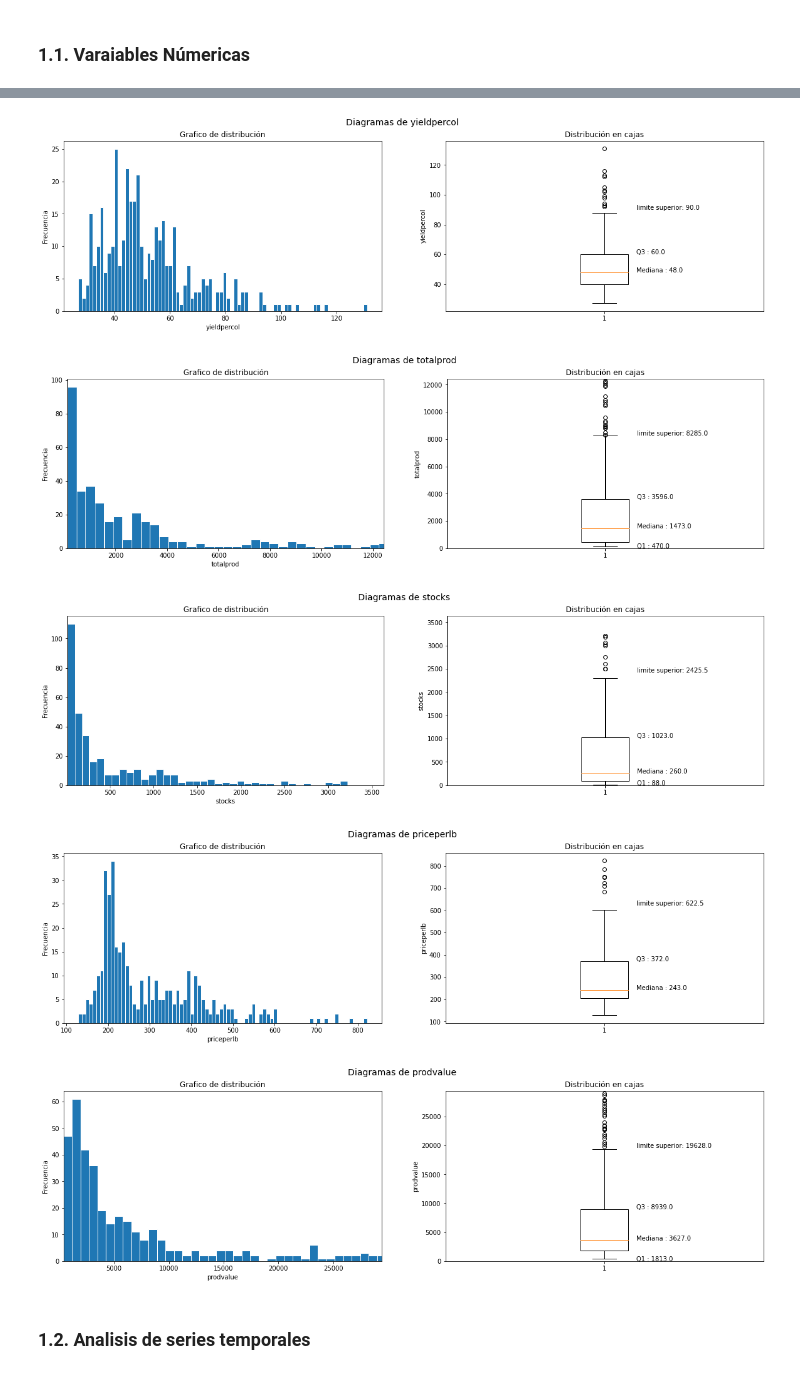
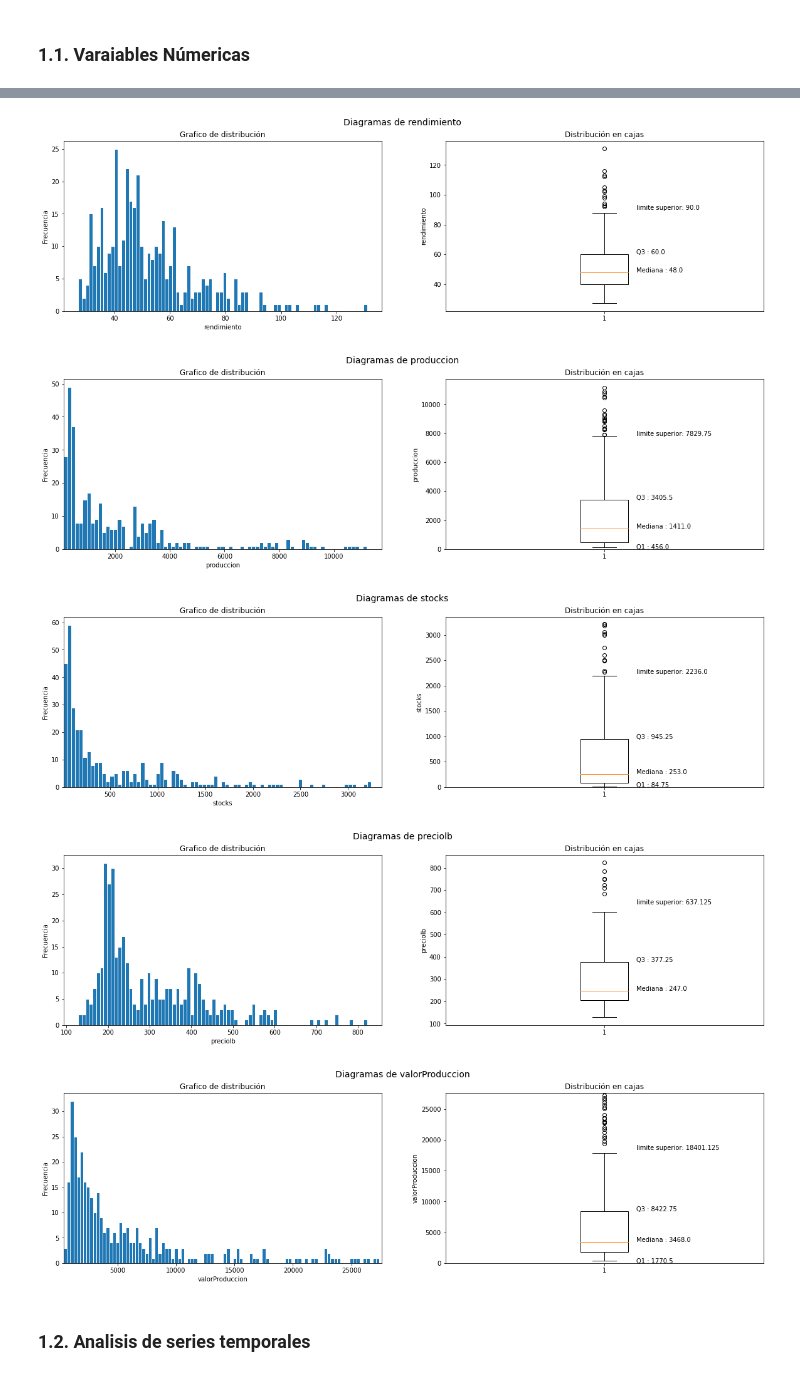
Before and after one commit to Samave02/HoneyTic-, a Jupyter notebook: Honey Production/Honey.ipynb, the cells around one changed output, grey strips where cells are left out. Saved outputs shown, nothing was run; the diff lists cells and outputs as text; code cells hidden in the pictures.

```diff
--- a/Honey Production/Honey.ipynb
+++ b/Honey Production/Honey.ipynb
@@ -93,4 +93,8 @@ Lectura adicional
 * **Year**: año
 # %%
 df_honey[['year','stateidnum']] = df_honey[['year','stateidnum']].astype(int)
+# %%
+df_honey = df_honey.rename(columns= {'year':'anio','state':'estado','stateidnum':'codEstado','numcol':'colmenas',
+                         'yieldpercol':'rendimiento','totalprod':'produccion','priceperlb':'preciolb',
+                         'prodvalue':'valorProduccion'})
 # %%
@@ -109,0 +116,3 @@ df_honey.head(10)
+# %%
+df_honey = df_honey.loc[df_honey['estado'] != 'United States']
+df_honey.head()
@@ -148,7 +164,7 @@ def graficas_numericas(variable):
     ax[0].set_title('Grafico de distribución')
     ax[0].set_ylabel('Frecuencia')
     ax[0].set_xlabel(variable)
-    ax[0].hist(df_honey[variable],bins=500,edgecolor='white')
+    ax[0].hist(df_honey[variable],bins=300,edgecolor='white')
     ax[0].set_xlim(estadistica[3],ls*1.5)
 
     ax[1].set_title('Distribución en cajas')
@@ -213,8 +229,8 @@ df_honey.describe().T
 # %%
-graficas_numericas('numcol')
-graficas_numericas_('yieldpercol')
-graficas_numericas('totalprod')
+graficas_numericas('colmenas')
+graficas_numericas_('rendimiento')
+graficas_numericas('produccion')
 graficas_numericas('stocks')
-graficas_numericas_('priceperlb')
-graficas_numericas('prodvalue')
+graficas_numericas_('preciolb')
+graficas_numericas('valorProduccion')
 # %% [output]
@@ -222,8 +238,8 @@ graficas_numericas('prodvalue')
-[figure, old version]
+[figure, new version]
-[figure, old version]
+[figure, new version]
-[figure, old version]
+[figure, new version]
-[figure, old version]
+[figure, new version]
-[figure, old version]
+[figure, new version]
 # %% [markdown]
 ###  1.2. Analisis de series temporales
 # %%
```
Also changed, not shown: parts of 19 cells of this notebook, 2 other files.
